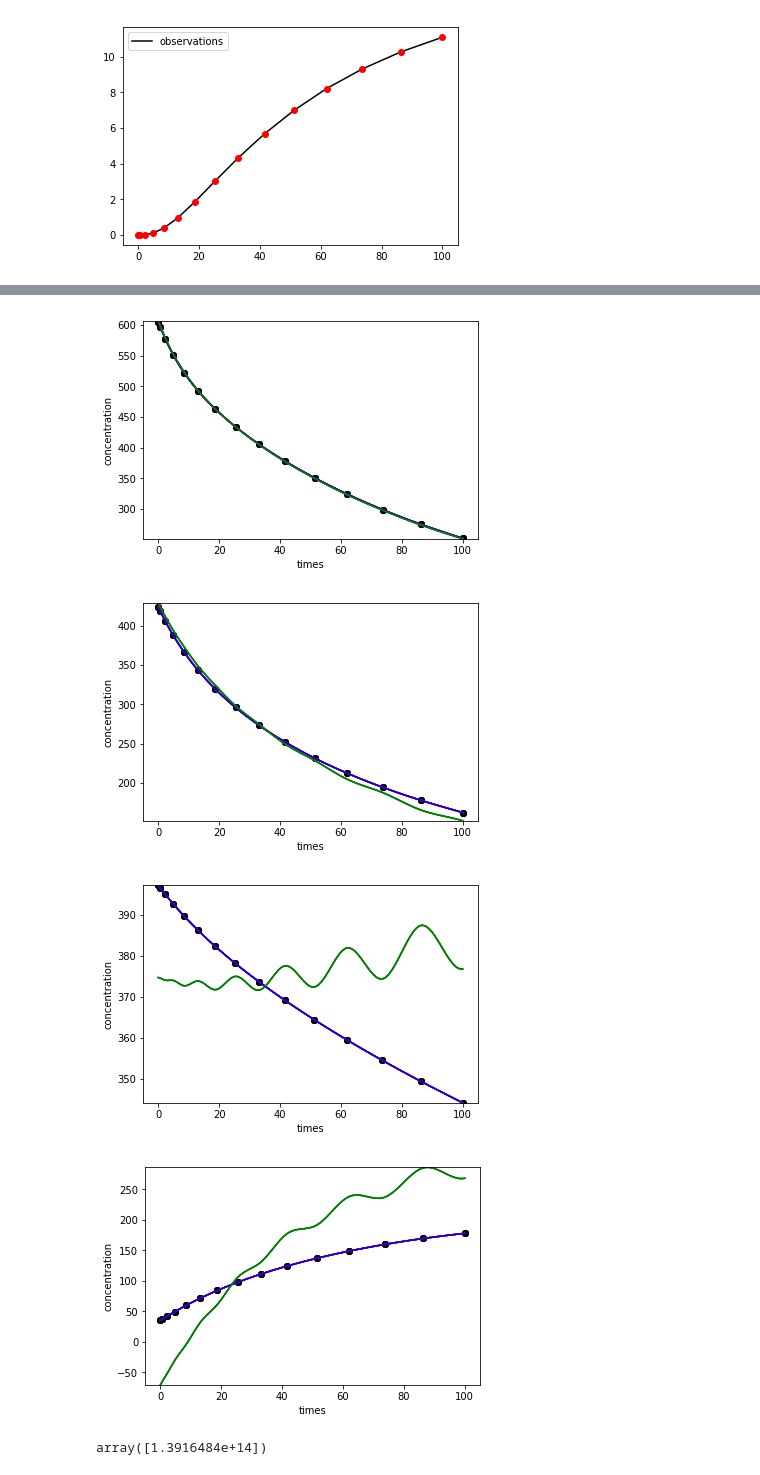
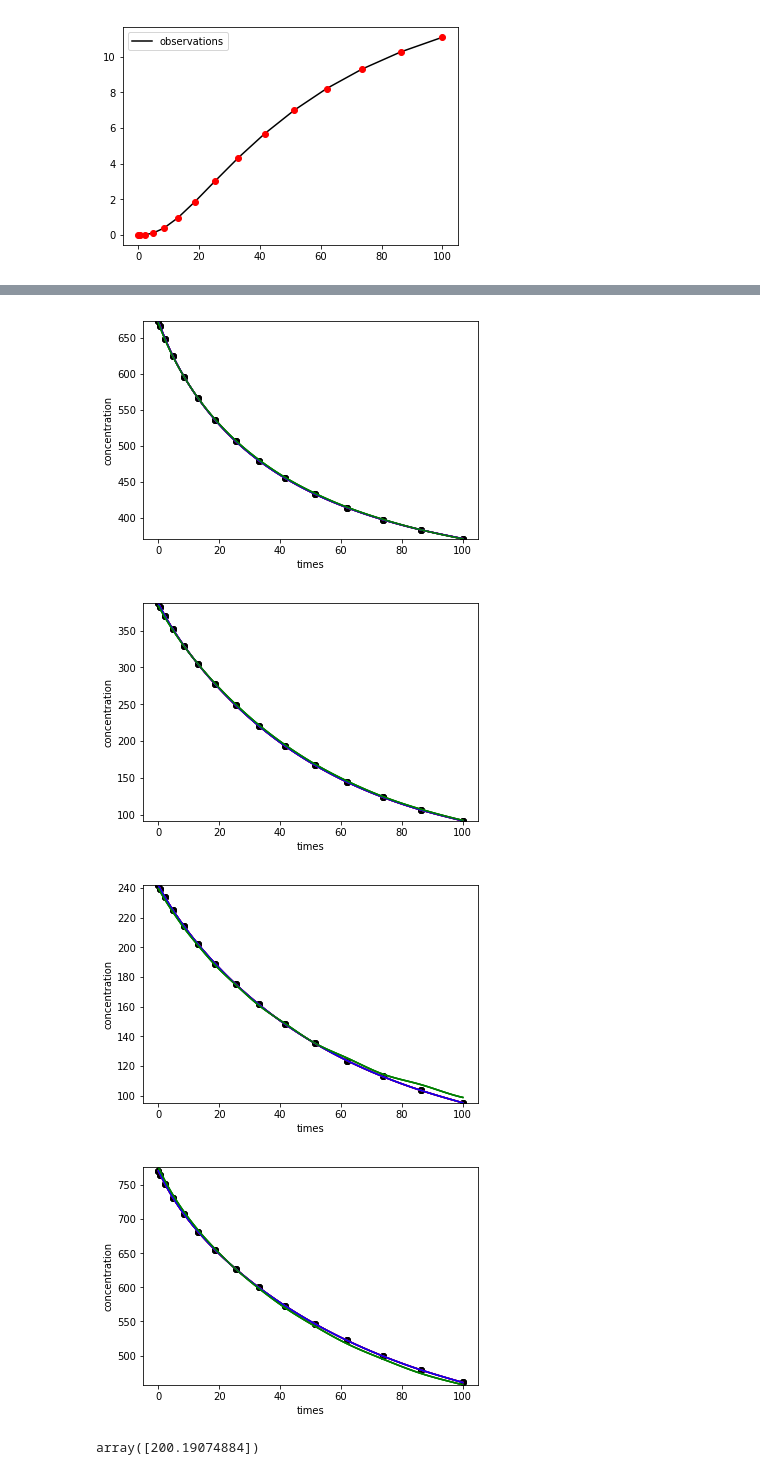
Before and after one commit to NiklasPfister/CausalKinetiX-python, a Jupyter notebook: dev/examples.ipynb, the cells around one changed output, grey strips where cells are left out. Drawn from its saved outputs; the diff is of its cells as text; code cells hidden in the pictures.

```diff
--- a/dev/examples.ipynb
+++ b/dev/examples.ipynb
@@ -176,5 +176,5 @@ array([5.43848518e+11])
 # %%
 CausalKinetiX_modelranking(D, time, env, target,
                            [[[0], [1], [9], [0, 1], [0, 9], [1, 9], [0, 0], [1, 1], [9, 9]]],
-                           include_vars=None, show_plot=True, integrated_model=False )
+                           include_vars=None, show_plot=True, integrated_model=False, score_type="mean2")
 # %% [output]
@@ -182,5 +182,5 @@ CausalKinetiX_modelranking(D, time, env, target,
-[figure, old version]
+[figure, new version]
-[figure, old version]
+[figure, new version]
-[figure, old version]
+[figure, new version]
-[figure, old version]
+[figure, new version]
-array([1.3916484e+14])
+array([200.19074884])
```
Also changed, not shown: parts of 9 cells of this notebook, 7 other files.
